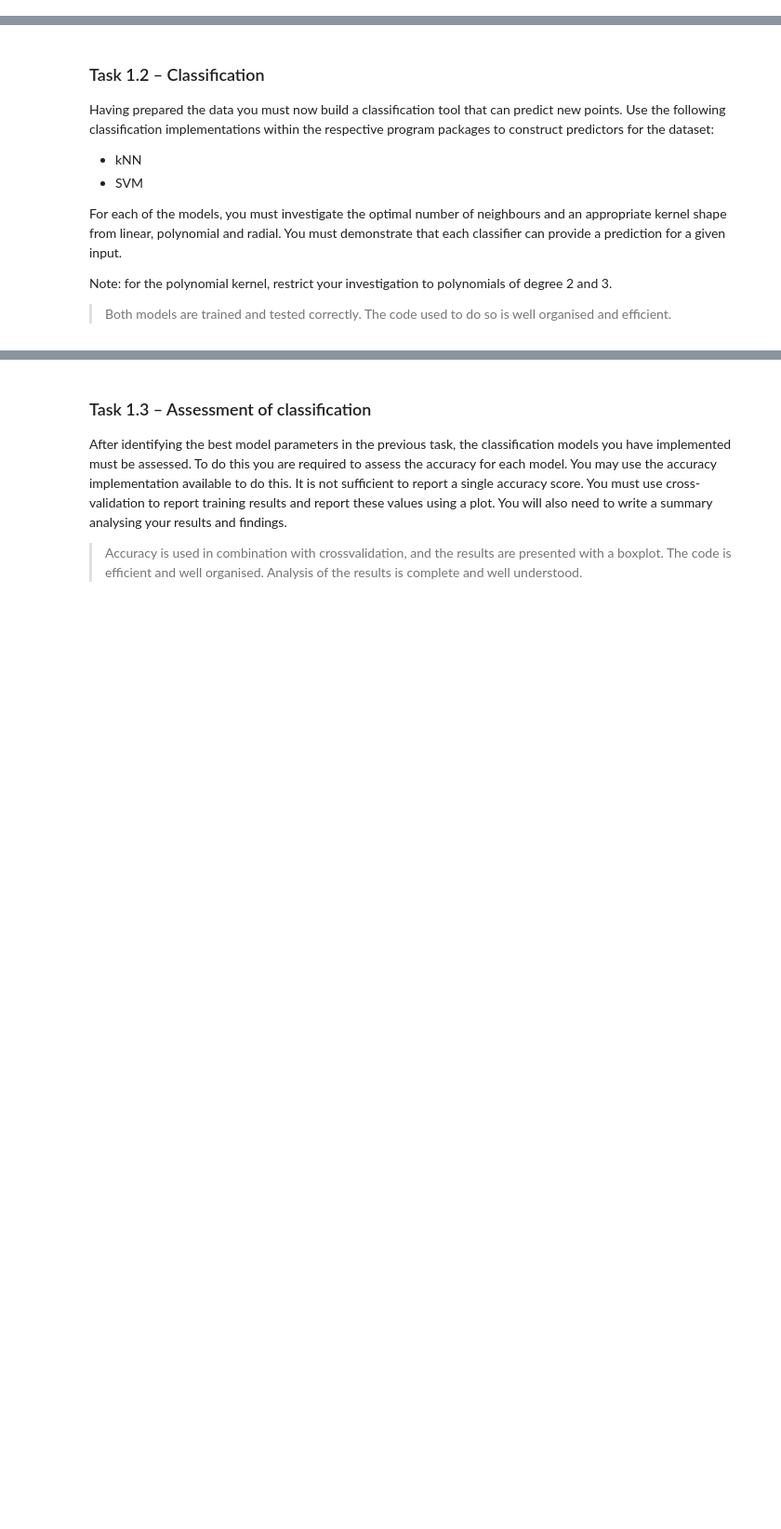
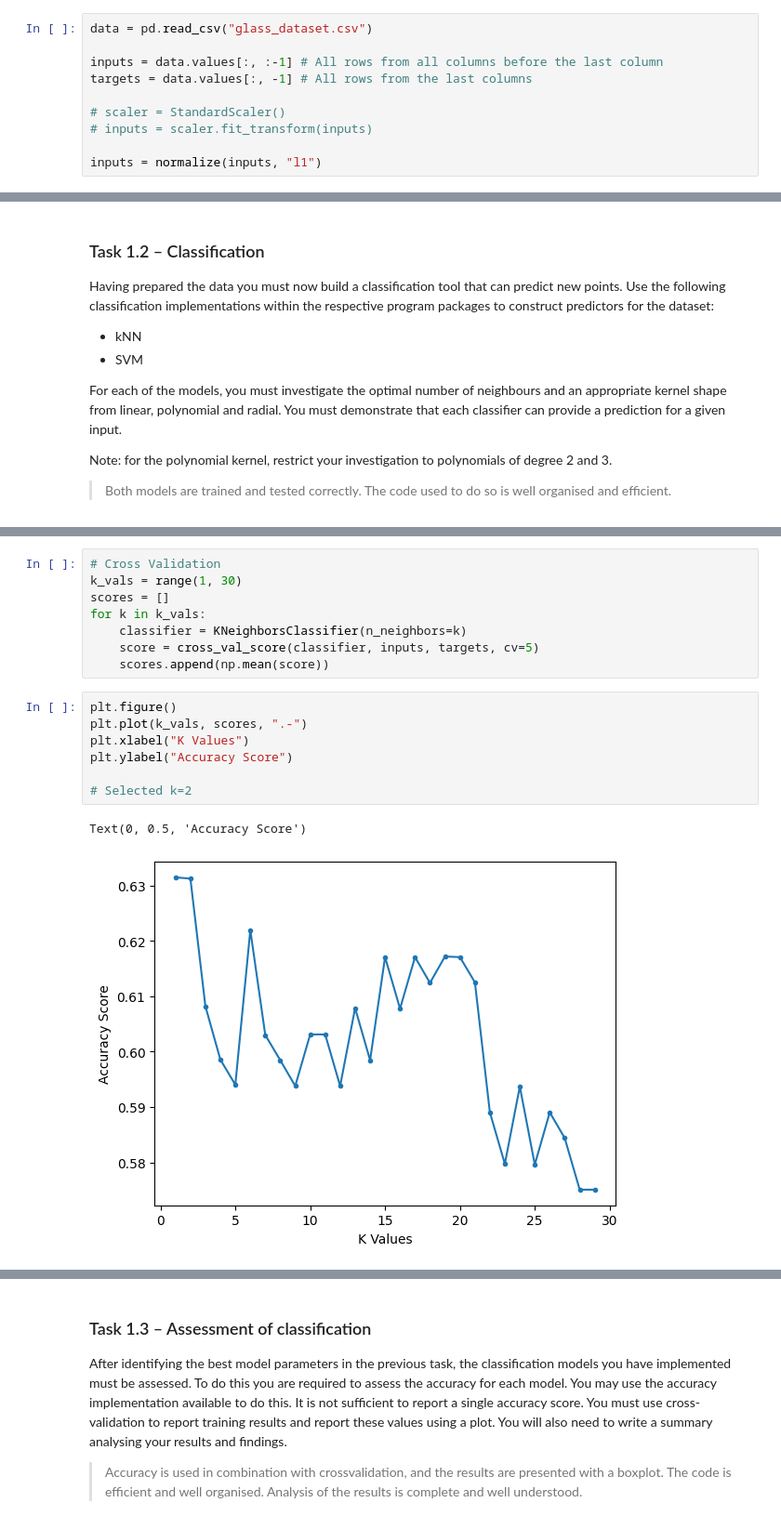
Before and after one commit to corey-richardson/comp2002, a Jupyter notebook: CW2/COMP2002.ipynb, the cells around one changed output, grey strips where cells are left out. Shown at 93% size. Cells and saved outputs as stored; diff of their text form; blank space fills up the shorter version.

Commit message:
Data prep and kNN classifier

```diff
--- a/CW2/COMP2002.ipynb
+++ b/CW2/COMP2002.ipynb
@@ -30,0 +34,10 @@ import pandas as pd
+# %%
+data = pd.read_csv("glass_dataset.csv")
+
+inputs = data.values[:, :-1] # All rows from all columns before the last column
+targets = data.values[:, -1] # All rows from the last columns
+
+# scaler = StandardScaler()
+# inputs = scaler.fit_transform(inputs)
+
+inputs = normalize(inputs, "l1")
@@ -42,0 +95,18 @@ Note: for the polynomial kernel, restrict your investigation to polynomials of d
+# %%
+# Cross Validation
+k_vals = range(1, 30)
+scores = []
+for k in k_vals:
+    classifier = KNeighborsClassifier(n_neighbors=k)
+    score = cross_val_score(classifier, inputs, targets, cv=5)
+    scores.append(np.mean(score))
+# %%
+plt.figure()
+plt.plot(k_vals, scores, ".-")
+plt.xlabel("K Values")
+plt.ylabel("Accuracy Score")
+
+# Selected k=2
+# %% [output]
+Text(0, 0.5, 'Accuracy Score')
+[figure, added]
```
Also changed, not shown: parts of 7 cells of this notebook, 1 other file.
